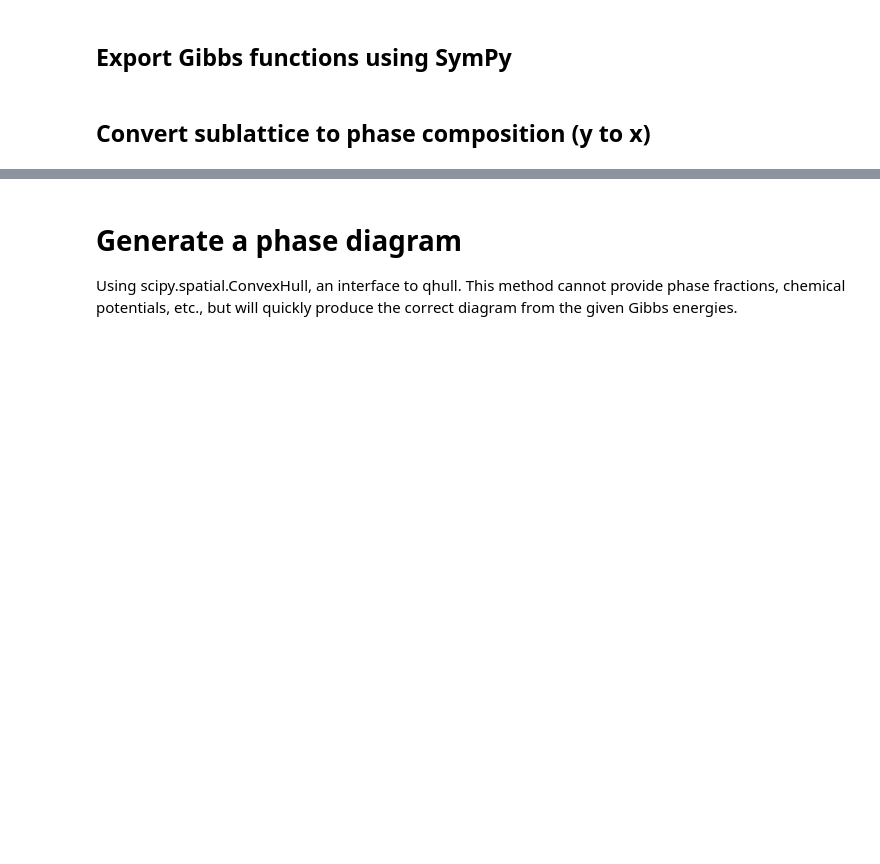
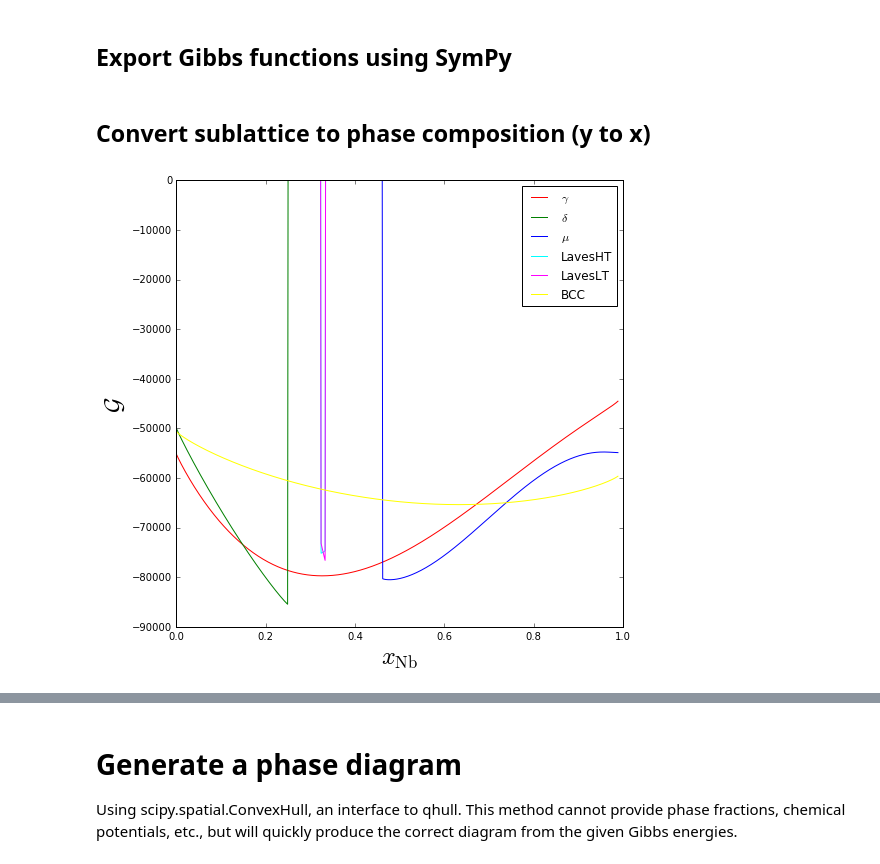
Before and after one commit to usnistgov/phasefield-precipitate-aging, a Jupyter notebook: CALPHAD_qhull.ipynb, the cells around one changed output, grey strips where cells are left out. Saved outputs shown, nothing was run; the diff lists cells and outputs as text; code cells hidden in the pictures; blank space fills up the shorter version.

Commit message:
Cr-Nb-Ni phase diagrams

```diff
--- a/CALPHAD_qhull.ipynb
+++ b/CALPHAD_qhull.ipynb
@@ -112,11 +117,11 @@ m_lavesHT = Crdel(tdb, c_lavesHT, 'C14_LAVES')
 g_lavesHT = parse_expr(str(m_lavesHT.ast))
 # %%
 c_lavesLT = list(set([i for c in tdb.phases['C15_LAVES'].constituents for i in c]))
-m_lavesLT = Crdel(tdb, c_lavesLT, 'C15_LAVES')
+m_lavesLT = Model(tdb, c_lavesLT, 'C15_LAVES')
 g_lavesLT = parse_expr(str(m_lavesLT.ast))
 # %%
 c_bcc = list(set([i for c in tdb.phases['BCC_A2'].constituents for i in c]))
-m_bcc = Crdel(tdb, c_bcc, 'BCC_A2')
+m_bcc = Model(tdb, c_bcc, 'BCC_A2')
 g_bcc = parse_expr(str(m_bcc.ast))
 # %% [markdown]
 ## Convert sublattice to phase composition (y to x)
@@ -125,9 +130,9 @@ g_bcc = parse_expr(str(m_bcc.ast))
 # Gamma
 FCC_A10CR, FCC_A10NB, FCC_A10NI, FCC_A11VA = symbols('FCC_A10CR FCC_A10NB FCC_A10NI FCC_A11VA')
 # Delta
-D0A_NBNI30NI, D0A_NBNI30NB, D0A_NBNI31CR, D0A_NBNI31NB, D0A_NBNI31NI = symbols('D0A_NBNI30NI D0A_NBNI30NB D0A_NBNI31CR D0A_NBNI31NB D0A_NBNI31NI')
+D0A_NBNI30NI, D0A_NBNI30NB, D0A_NBNI31CR, D0A_NBNI31NI = symbols('D0A_NBNI30NI D0A_NBNI30NB D0A_NBNI31CR D0A_NBNI31NI')
 # Mu
-D85_NI7NB60NI, D85_NI7NB61CR, D85_NI7NB61NB, D85_NI7NB62CR, D85_NI7NB62NB, D85_NI7NB62NI = symbols('D85_NI7NB60NI D85_NI7NB61CR D85_NI7NB61NB D85_NI7NB62CR D85_NI7NB62NB D85_NI7NB62NI')
+D85_NI7NB60NB, D85_NI7NB61CR, D85_NI7NB61NB, D85_NI7NB61NI = symbols('D85_NI7NB60NB D85_NI7NB61CR D85_NI7NB61NB D85_NI7NB61NI')
 # Laves
 C14_LAVES0CR, C14_LAVES0NI, C14_LAVES1CR, C14_LAVES1NB = symbols('C14_LAVES0CR C14_LAVES0NI C14_LAVES1CR C14_LAVES1NB')
 C15_LAVES0CR, C15_LAVES0NI, C15_LAVES1CR, C15_LAVES1NB = symbols('C15_LAVES0CR C15_LAVES0NI C15_LAVES1CR C15_LAVES1NB')
@@ -195,40 +199,54 @@ g_bcc = g_bcc.subs({BCC_A20CR: BCC_XCR,
                     T: temp})
 # %%
 # Generate numerically efficient system-composition expressions
+# Gg = lambdify((GAMMA_XCR, GAMMA_XNB, GAMMA_XNI), g_gamma, modules='numpy')
+# Gd = lambdify((DELTA_XCR, DELTA_XNB, DELTA_XNI), g_delta, modules='numpy')
+# Gu = lambdify((MU_XCR, MU_XNB, MU_XNI), g_mu, modules='numpy')
+# Gh = lambdify((LAVES_XCR, LAVES_XNB, LAVES_XNI), g_lavesHT, modules='numpy')
+# Gl = lambdify((LAVES_XCR, LAVES_XNB, LAVES_XNI), g_lavesLT, modules='numpy')
+# Gb = lambdify((BCC_XCR, BCC_XNB, BCC_XNI), g_bcc, modules='numpy')
 Gg = lambdify((GAMMA_XCR, GAMMA_XNB, GAMMA_XNI), g_gamma, modules='numpy')
-Gd = lambdify((DELTA_XCR, DELTA_XNB, DELTA_XNI), g_delta, modules='numpy')
+Gd = lambdify((DELTA_XCR, DELTA_XNB), g_delta, modules='numpy')
 Gu = lambdify((MU_XCR, MU_XNB, MU_XNI), g_mu, modules='numpy')
-Gh = lambdify((LAVES_XCR, LAVES_XNB, LAVES_XNI), g_lavesHT, modules='numpy')
-Gl = lambdify((LAVES_XCR, LAVES_XNB, LAVES_XNI), g_lavesLT, modules='numpy')
+Gh = lambdify((LAVES_XNB, LAVES_XNI), g_lavesHT, modules='numpy')
+Gl = lambdify((LAVES_XNB, LAVES_XNI), g_lavesLT, modules='numpy')
 Gb = lambdify((BCC_XCR, BCC_XNB, BCC_XNI), g_bcc, modules='numpy')
 # %%
 labels = [r'$\gamma$', r'$\delta$', r'$\mu$', 'LavesHT', 'LavesLT', 'BCC']
 colors = ['red', 'green', 'blue', 'cyan', 'magenta', 'yellow']
 
 # plot Gibbs energy curves for fixed x_Cr = 1% to check mu stability
 if True:
-    xmo = 0.01
+    xcr = 0.01
     X = []
-    G = [[],[],[],[], [], []]
+    G = [[], [], [], [], [], []]
 
     for xnb in np.linspace(epsilon,1,1001):
-        xni = 1-xmo-xnb
+        xni = 1-xcr-xnb
         if xni>0:
             X.append(xnb)
-            G[0].append(Gg(xmo,xnb,xni))
-            G[1].append(Gd(xmo,xnb,xni))
-            G[2].append(Gu(xmo,xnb,xni))
-            G[3].append(Gh(xmo,xnb,xni))
-            G[4].append(Gl(xmo,xnb,xni))
-            G[5].append(Gb(xmo,xnb,xni))
+            G[0].append(Gg(xcr,xnb,xni))
+            G[1].append(Gd(xcr,xnb))
+            G[2].append(Gu(xcr,xnb,xni))
+            G[3].append(Gh(xnb,xni))
+            G[4].append(Gl(xnb,xni))
+            G[5].append(Gb(xcr,xnb,xni))
+#             G[0].append(Gg(xcr,xnb,xni))
+#             G[1].append(Gd(xcr,xnb,xni))
+#             G[2].append(Gu(xcr,xnb,xni))
+#             G[3].append(Gh(xcr,xnb,xni))
+#             G[4].append(Gl(xcr,xnb,xni))
+#             G[5].append(Gb(xcr,xnb,xni))
 
     plt.figure(figsize=(8, 8))
     plt.xlabel(r'$x_\mathrm{Nb}$', fontsize=24)
     plt.ylabel(r'$\mathcal{G}$', fontsize=24)
-    plt.ylim([-100000, -40000])
+    #plt.ylim([-100000, -40000])
     for i in range(len(labels)):
         plt.plot(X, G[i], color=colors[i], label=labels[i])
     plt.legend(loc='best')
+# %% [output]
+[figure, added]
 # %%
 # plot Gibbs energy curves for fixed x_Nb = 5% to check delta stability
 if True:
```
Also changed, not shown: parts of 27 cells of this notebook, 1 other file.
